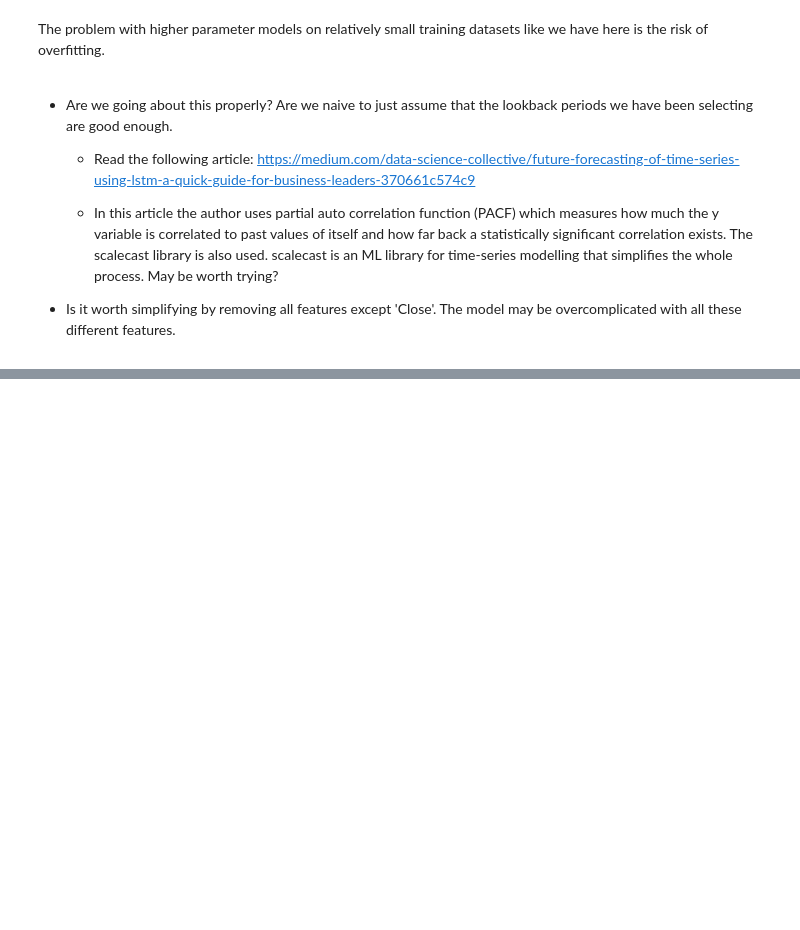
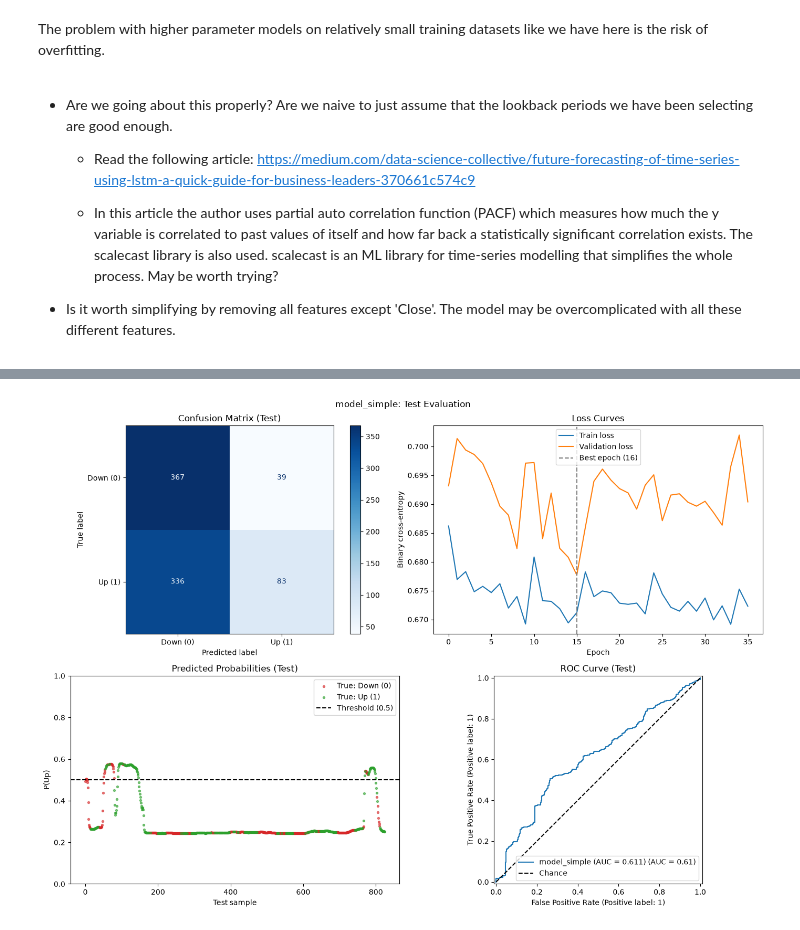
Before and after one commit to cameroncochrane/vlXsnPPgKKnWqEJB, a Jupyter notebook: direction_notebooks/6_direction_modelling.ipynb, the cells around one changed output, grey strips where cells are left out. Saved outputs shown, nothing was run; the diff lists cells and outputs as text; code cells hidden in the pictures; blank space fills up the shorter version.

Commit message:
- Finished first draft of price direction_modelling. Saved the processing pipeline and model ready for future use in the app.

```diff
--- a/direction_notebooks/6_direction_modelling.ipynb
+++ b/direction_notebooks/6_direction_modelling.ipynb
@@ -457,0 +485,20 @@ The problem with higher parameter models on relatively small training datasets l
+# %%
+X_train_seq = process_pipeline.fit_transform(X_train)
+X_val_seq = process_pipeline.transform(X_val)
+X_test_seq = process_pipeline.transform(X_test)
+
+print(X_train_seq.shape)
+print(X_val_seq.shape)
+print(X_test_seq.shape)
+
+y_train_seq = np.asarray(y_train)[lookback - 1:]
+y_val_seq = np.asarray(y_val)[lookback - 1:]
+y_test_seq = np.asarray(y_test)[lookback - 1:]
+
+print(y_train_seq.shape)
+print(y_val_seq.shape)
+print(y_test_seq.shape)
+
+check_is_fitted(process_pipeline)
+
+print(process_pipeline.named_steps["rolling"].n_features_in_)
@@ -457,0 +732,68 @@ The problem with higher parameter models on relatively small training datasets l
+# %%
+from sklearn.metrics import ConfusionMatrixDisplay, RocCurveDisplay, classification_report, roc_auc_score
+
+import matplotlib.pyplot as plt
+
+
+def evaluate_binary_classifier(model: tf.keras.Model, history: tf.keras.callbacks.History, X_test_seq: np.ndarray, y_test_seq: np.ndarray, name: str = "Model", threshold: float = 0.5) -> dict:
+    """
+    Evaluate a trained Keras binary classifier on test data.
+
+    Plots a confusion matrix, loss curves, predicted probabilities (coloured by true class) and a ROC curve.
+
+    Args:
+        model: Trained Keras model with a sigmoid output.
+        history: History object returned by model.fit (needs 'loss' and 'val_loss').
+        X_test_seq: Test input sequences, shape (samples, lookback, features).
+        y_test_seq: Binary test labels aligned to the sequences.
+        name: Label used in plot titles.
+        threshold: Probability cut-off for predicting class 1.
+
+    Returns:
+        Dict with test accuracy, ROC AUC and the best epoch (lowest val_loss).
+
+    Example:
+        evaluate_binary_classifier(model_simple, history_simple, X_test_seq, y_test_seq, name="Simple LSTM")
+    """
+    y_true = np.asarray(y_test_seq).astype(int)
+    y_prob = model.predict(X_test_seq, verbose=0).ravel()
+    y_pred = (y_prob >= threshold).astype(int)
+    auc = float(roc_auc_score(y_true, y_prob))
+
+    fig, axes = plt.subplots(2, 2, figsize=(14, 10))
+    fig.suptitle(f"{name}: Test Evaluation")
+
+    ConfusionMatrixDisplay.from_predictions(y_true, y_pred, display_labels=["Down (0)", "Up (1)"], cmap="Blues", ax=axes[0, 0])
+    axes[0, 0].set_title("Confusion Matrix (Test)")
+
+    best_epoch = int(np.argmin(history.history["val_loss"]))
+    axes[0, 1].plot(history.history["loss"], label="Train loss")
+    axes[0, 1].plot(history.history["val_loss"], label="Validation loss")
+    axes[0, 1].axvline(best_epoch, color="grey", linestyle="--", label=f"Best epoch ({best_epoch + 1})")
+    axes[0, 1].set(title="Loss Curves", xlabel="Epoch", ylabel="Binary cross-entropy")
+    axes[0, 1].legend()
+
+    for cls, colour, label in [(0, "tab:red", "Down (0)"), (1, "tab:green", "Up (1)")]:
+        mask = y_true == cls
+        axes[1, 0].scatter(np.flatnonzero(mask), y_prob[mask], s=8, c=colour, alpha=0.6, label=f"True: {label}")
+    axes[1, 0].axhline(threshold, color="black", linestyle="--", label=f"Threshold ({threshold})")
+    axes[1, 0].set(title="Predicted Probabilities (Test)", xlabel="Test sample", ylabel="P(Up)", ylim=(0, 1))
+    axes[1, 0].legend()
+
+    RocCurveDisplay.from_predictions(y_true, y_prob, name=f"{name} (AUC = {auc:.3f})", ax=axes[1, 1])
+    axes[1, 1].plot([0, 1], [0, 1], "k--", label="Chance")
+    axes[1, 1].set_title("ROC Curve (Test)")
+    axes[1, 1].legend(loc="lower right")
+
+    plt.tight_layout()
+    plt.show()
+
+    print(classification_report(y_true, y_pred, target_names=["Down (0)", "Up (1)"], zero_division=0))
+    return {"accuracy": float((y_pred == y_true).mean()), "roc_auc": auc, "best_epoch": best_epoch + 1}
+
+
+# Models trained on the single-feature (Close) data matching the current X_test_seq:
+for m, h, n in [(model_simple, history_simple, "model_simple"), (model_simple_2, history_simple_2, "model_simple_2")]:
+    print(n, evaluate_binary_classifier(m, h, X_test_seq, y_test_seq, name=n))
+# %% [output]
+[figure, added]
```
Also changed, not shown: parts of 17 cells of this notebook, 3 other files.
